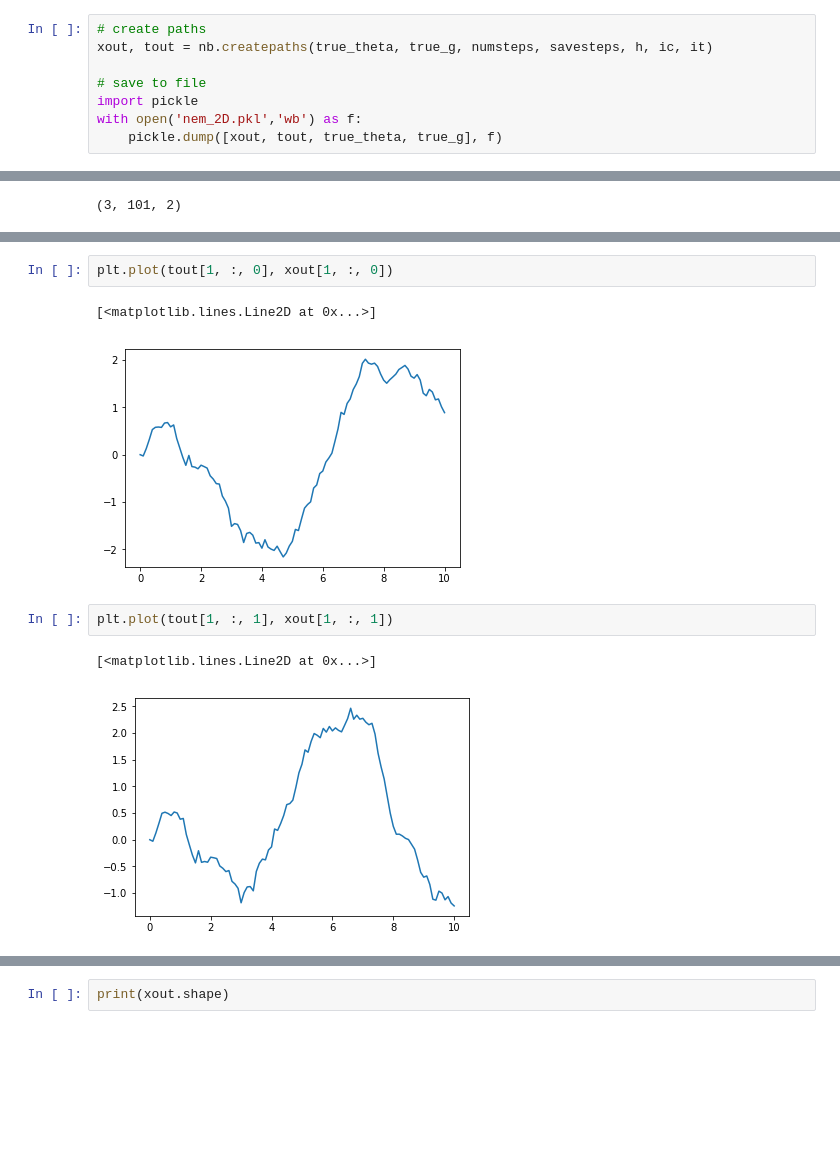
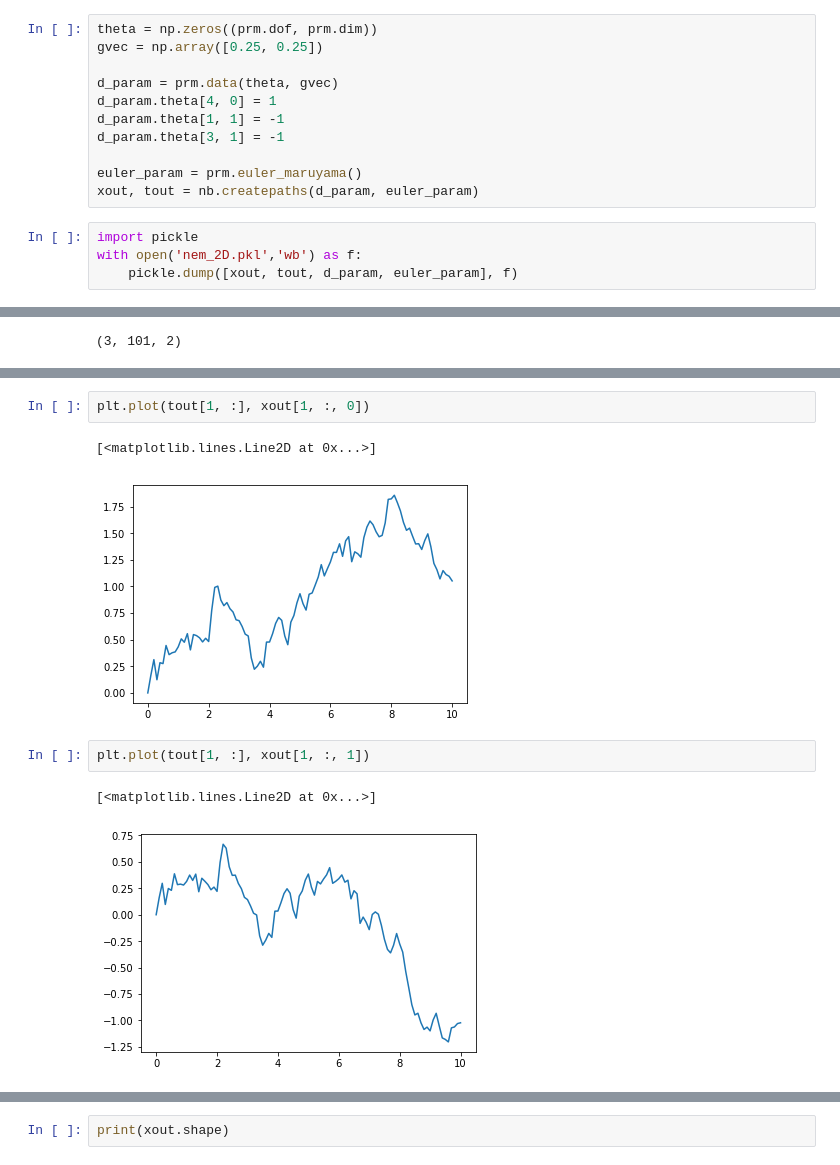
Before and after one commit to hbhat4000/pathsamp, a Jupyter notebook: 2d code/Untitled.ipynb, the cells around one changed output, grey strips where cells are left out. Saved outputs shown, nothing was run; the diff lists cells and outputs as text; blank space fills up the shorter version.

```diff
--- a/2d code/Untitled.ipynb
+++ b/2d code/Untitled.ipynb
@@ -52,11 +7,18 @@ print(it.shape)
+# %%
+theta = np.zeros((prm.dof, prm.dim))
+gvec = np.array([0.25, 0.25])
+
+d_param = prm.data(theta, gvec)
+d_param.theta[4, 0] = 1
+d_param.theta[1, 1] = -1
+d_param.theta[3, 1] = -1
+
+euler_param = prm.euler_maruyama()
+xout, tout = nb.createpaths(d_param, euler_param)
 # %%
-# create paths
-xout, tout = nb.createpaths(true_theta, true_g, numsteps, savesteps, h, ic, it)
-
-# save to file
 import pickle
 with open('nem_2D.pkl','wb') as f:
-    pickle.dump([xout, tout, true_theta, true_g], f)
+    pickle.dump([xout, tout, d_param, euler_param], f)
 # %%
 print(xout.shape)
 # %% [output]
@@ -78,11 +40,11 @@ plt.plot(tout[0, :, 1], xout[0, :, 1])
 # %%
-plt.plot(tout[1, :, 0], xout[1, :, 0])
+plt.plot(tout[1, :], xout[1, :, 0])
 # %% [output]
 [<matplotlib.lines.Line2D at 0x...>]
-[figure, old version]
+[figure, new version]
 # %%
-plt.plot(tout[1, :, 1], xout[1, :, 1])
+plt.plot(tout[1, :], xout[1, :, 1])
 # %% [output]
 [<matplotlib.lines.Line2D at 0x...>]
-[figure, old version]
+[figure, new version]
 # %%
```
Also changed, not shown: parts of 32 cells of this notebook, 6 other files.
